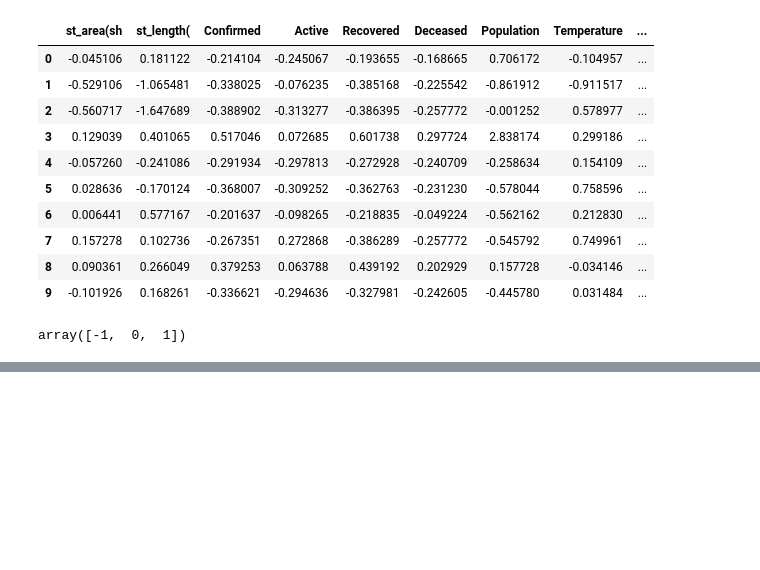
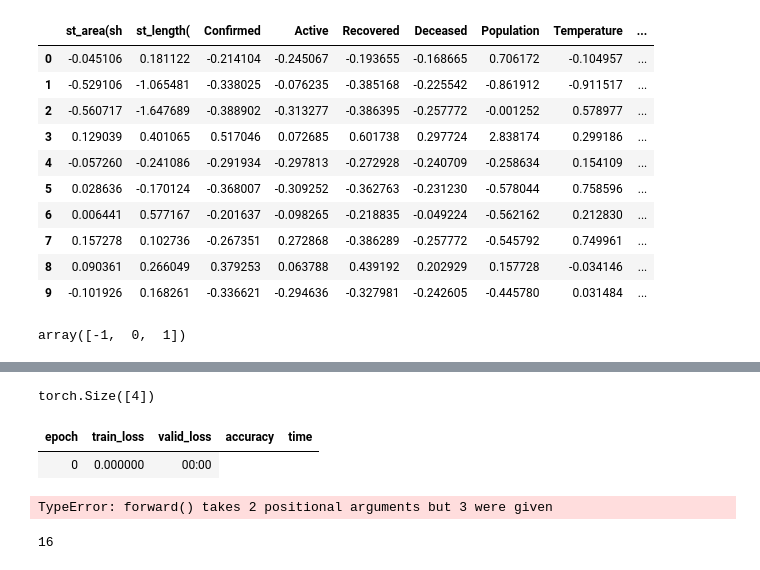
Before and after one commit to 0tist/Contact-Tracing-HotSpots, a Jupyter notebook: nbs/Untitled.ipynb, the cells around one changed output, grey strips where cells are left out. Saved outputs shown, nothing was run; the diff lists cells and outputs as text; code cells hidden in the pictures; blank space fills up the shorter version.

Commit message:
model debug

```diff
--- a/nbs/Untitled.ipynb
+++ b/nbs/Untitled.ipynb
@@ -261,0 +312,35 @@ valid_dist = DistrictDataset(df_valid, ['Zone'], cont_var, transform=ToTensor())
+# %%
+class Model_fa(nn.Module):
+# num_cols, 64, 128, 63, 32, 10, OP_size
+    def __init__(self, num_cols, output_size, n_layers: List[int], p=0.4):
+        super().__init__()
+#         self.batch_norm_num = nn.BatchNorm1d(num_cols)
+
+        self.linear1 = nn.Linear(16, 64)
+        self.linear2 = nn.Linear(64, 128)
+        self.linear3 = nn.Linear(128, 64)
+        self.linear4 = nn.Linear(64, 32)
+        self.linear5 = nn.Linear(32, 10)
+        self.linear6 = nn.Linear(10, 3)
+        self.relu = nn.ReLU(inplace=True)
+        self.bn1 = nn.BatchNorm1d(16)
+        self.bn2 = nn.BatchNorm1d(64)
+        self.bn3 = nn.BatchNorm1d(128)
+        self.bn4 = nn.BatchNorm1d(64)
+        self.bn5 = nn.BatchNorm1d(32)
+        self.bn6 = nn.BatchNorm1d(10)
+        self.bn7 = nn.BatchNorm1d(3)
+        self.dropout = nn.Dropout(0.4)
+
+    def forward(self, x):
+        x = self.dropout(self.bn1(self.relu(self.linear1(x))))
+        x = self.dropout(self.bn2(self.relu(self.linear2(x))))
+        x = self.dropout(self.bn3(self.relu(self.linear3(x))))
+        x = self.dropout(self.bn4(self.relu(self.linear4(x))))
+        x = self.dropout(self.bn5(self.relu(self.linear5(x))))
+        x = self.dropout(self.bn6(self.relu(self.linear6(x))))
+        return x
+# %%
+model = Model_fa(num_cols = len(to.train.xs.columns), output_size = 3, n_layers=[64, 128, 63, 32, 10], p=0.4)
+
+print(model)
@@ -261,0 +413,16 @@ valid_dist = DistrictDataset(df_valid, ['Zone'], cont_var, transform=ToTensor())
+# %%
+torch.squeeze(sample['targets']).shape
+# %% [output]
+torch.Size([4])
+# %%
+learner = Learner(dls, model, loss_func=nn.CrossEntropyLoss(), metrics=[accuracy])
+# %%
+learner.fit_one_cycle(5, 2e-4)
+# %% [output]
+| epoch | train_loss | valid_loss | accuracy | time |
+| 0 | 0.000000 | 00:00 |
+TypeError: forward() takes 2 positional arguments but 3 were given
+# %%
+len(dls.train.xs.columns)
+# %% [output]
+16
```
Also changed, not shown: parts of 19 cells of this notebook.
